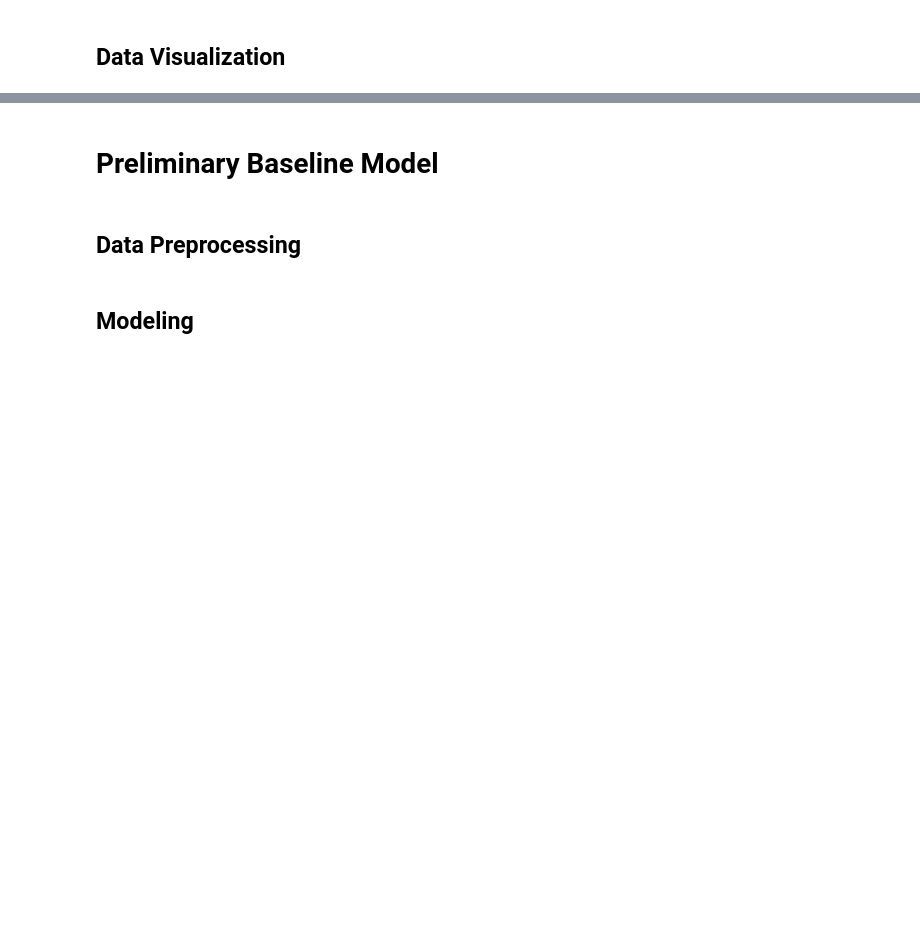
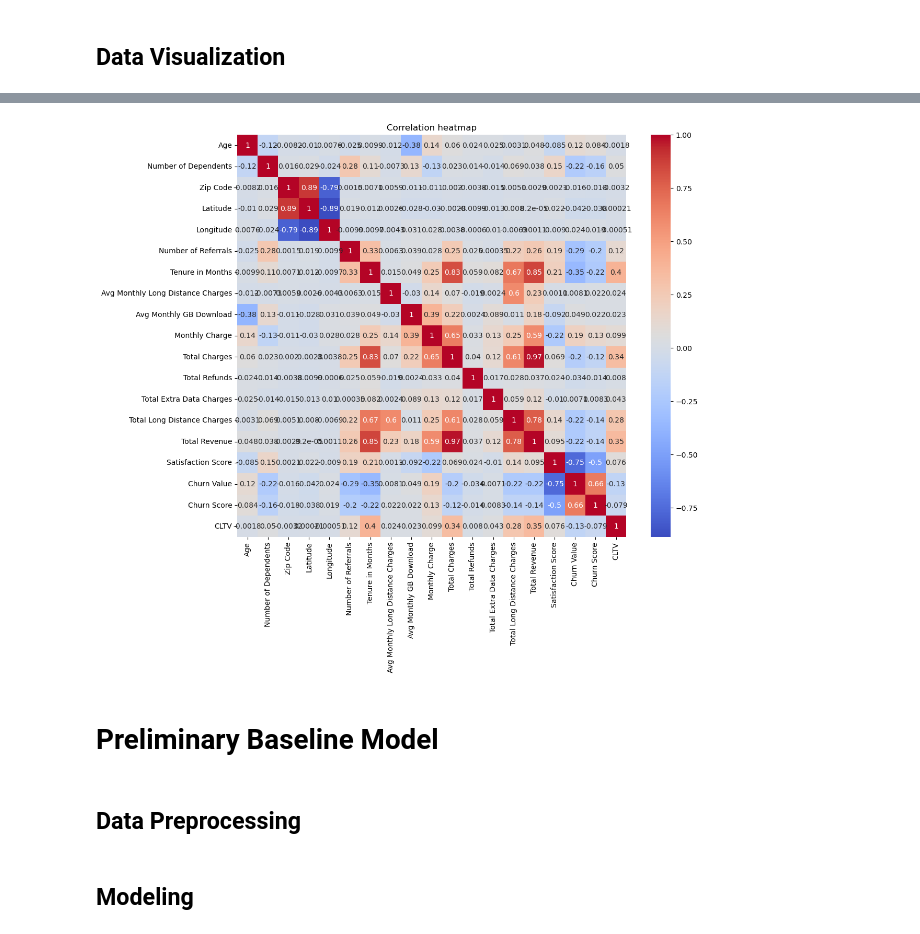
Before and after one commit to MxRaCohen/CustomerChurn, a Jupyter notebook: notebooks/Customer_Churn.ipynb, the cells around one changed output, grey strips where cells are left out. Drawn from its saved outputs; the diff is of its cells as text; code cells hidden in the pictures; blank space fills up the shorter version.

```diff
--- a/notebooks/Customer_Churn.ipynb
+++ b/notebooks/Customer_Churn.ipynb
@@ -53,3 +169,12 @@ churn = pd.read_excel('data/Telco_customer_churn.xlsx')
+# %%
+# Correlation heatmap for numerical variables
+numerical_cols = churn_all.select_dtypes(include=['int64', 'float64']).columns
+plt.figure(figsize=(12,10))
+sns.heatmap(churn_all[numerical_cols].corr(), annot=True, cmap='coolwarm')
+plt.title('Correlation heatmap')
+plt.show()
+# %% [output]
+[figure, added]
 # %% [markdown]
 # Preliminary Baseline Model
 # %% [markdown]
```
Also changed, not shown: parts of 15 cells of this notebook.
